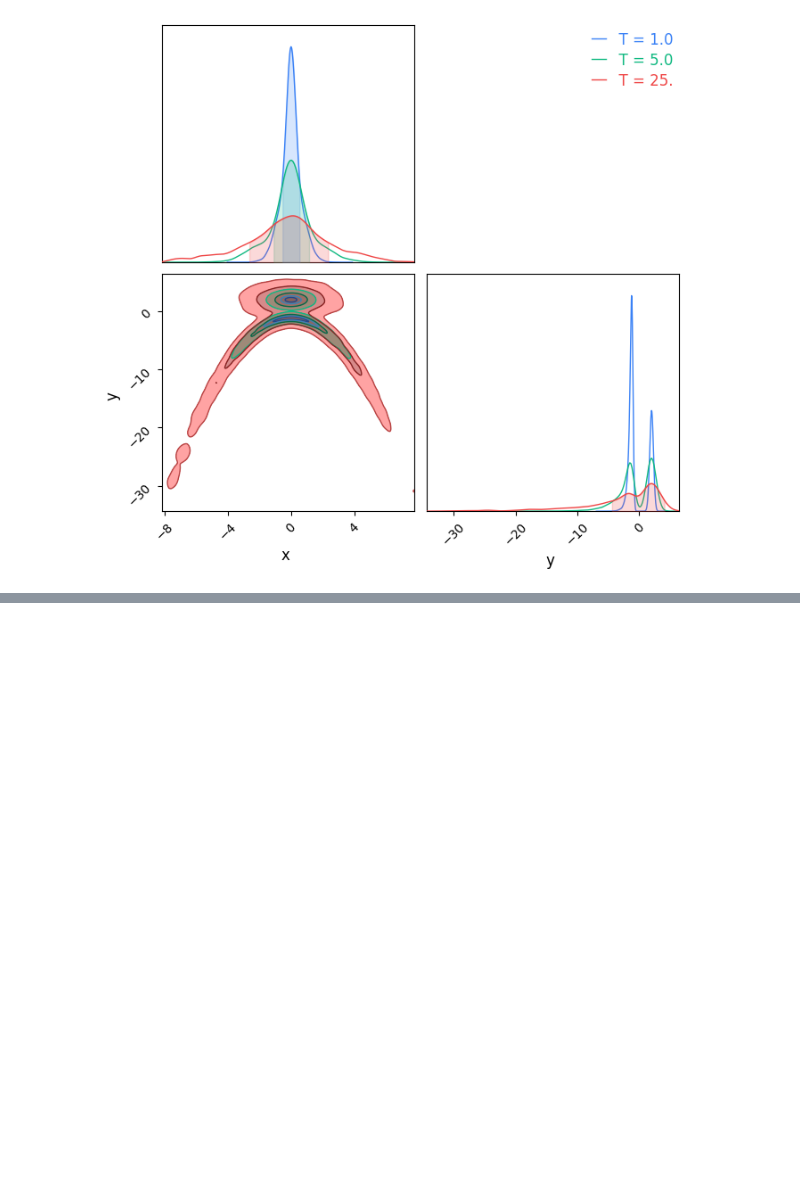
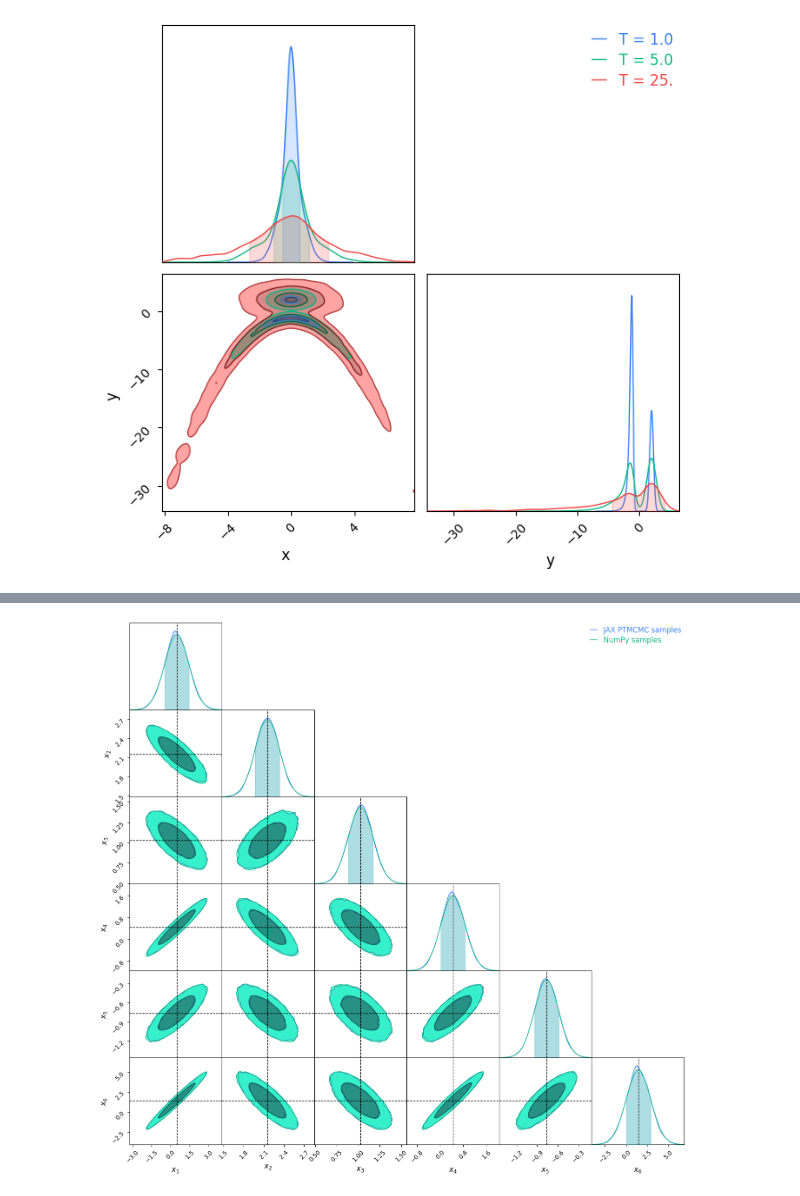
Before and after one commit to aiden-g12321/miscMCMC, a Jupyter notebook: samplers/pt_test.ipynb, the cells around one changed output, grey strips where cells are left out. Drawn from its saved outputs; the diff is of its cells as text; code cells hidden in the pictures; blank space fills up the shorter version.

```diff
--- a/samplers/pt_test.ipynb
+++ b/samplers/pt_test.ipynb
@@ -207,0 +296,13 @@ Parameter y in chain T = 5.0 is not constrained
+# %%
+# draw from multivariate normal distribution with NumPy to compare
+np_samples = np.random.multivariate_normal(mean, cov, 100_000)
+
+# plot distribution
+mv_df = pd.DataFrame(samples[0, burnin::10], columns=x_labels)
+c = ChainConsumer()
+c.add_chain(Chain(samples=mv_df, name='JAX PTMCMC samples'))
+c.add_chain(Chain(samples=pd.DataFrame(np_samples, columns=x_labels), name='NumPy samples'))
+c.add_truth(Truth(location={name: val for name, val in zip(x_labels, mean)}))
+fig = c.plotter.plot()
+# %% [output]
+[figure, added]
```
Also changed, not shown: parts of 8 cells of this notebook.
